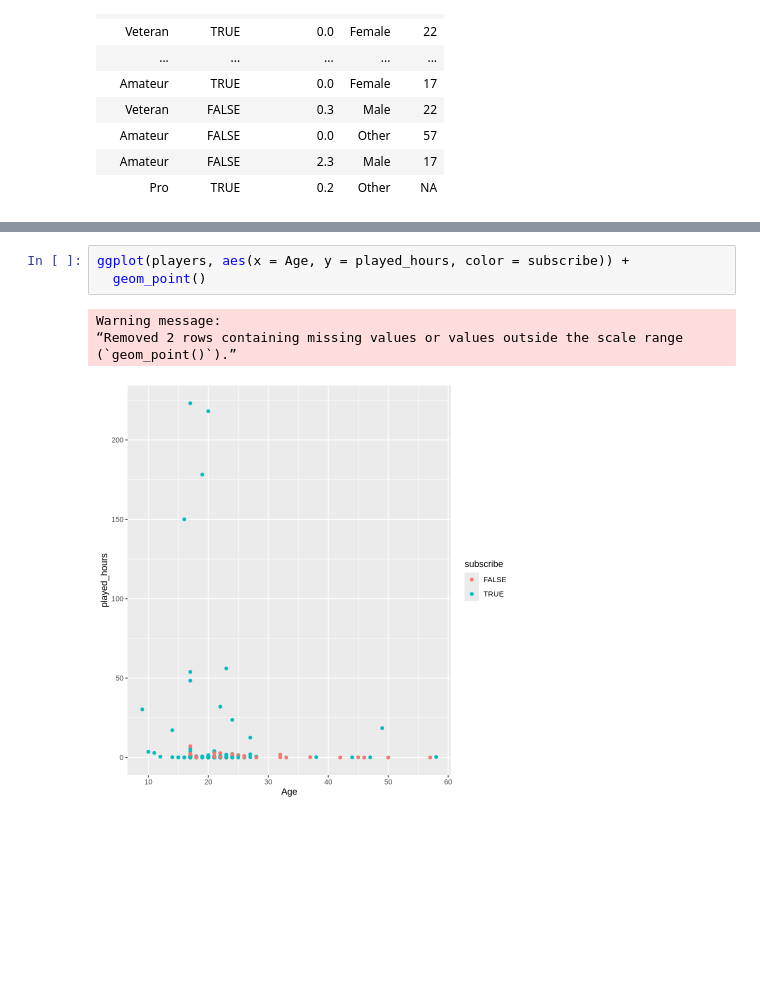
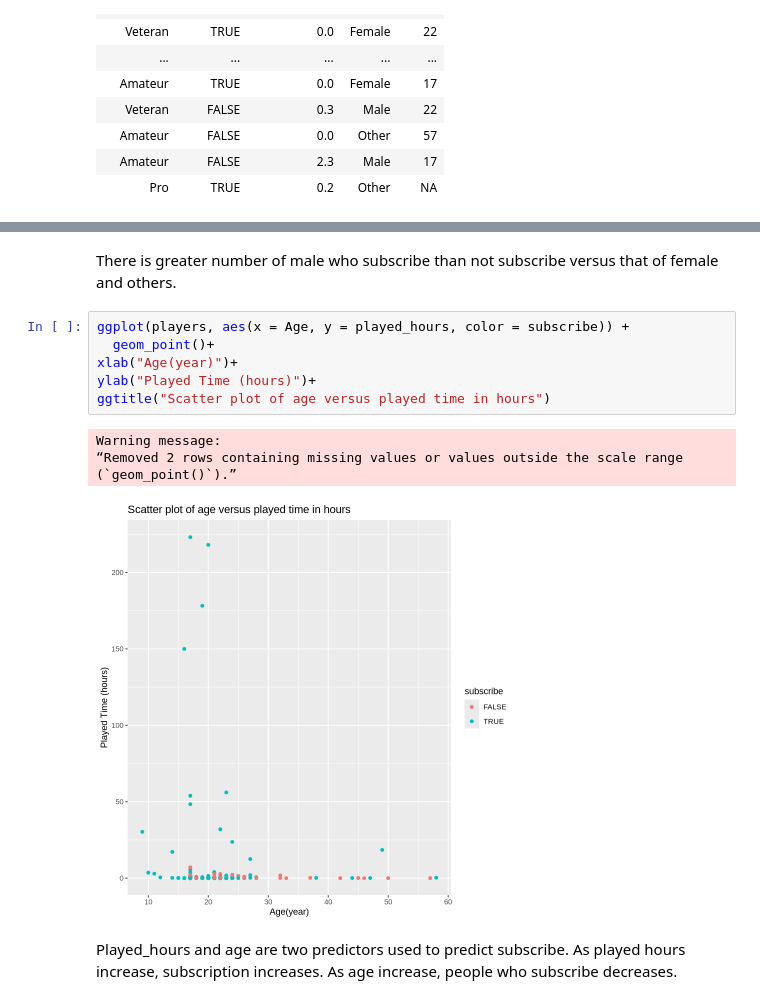
Before and after one commit to SusieFeng316/minecraft_project, a Jupyter notebook: Individual_plan_Susie.ipynb, the cells around one changed output, grey strips where cells are left out. Cells and saved outputs as stored; diff of their text form; blank space fills up the shorter version.

Commit message:
Edited part 2 and 3
Make refinements on graphs and added description of graphs

```diff
--- a/Individual_plan_Susie.ipynb
+++ b/Individual_plan_Susie.ipynb
@@ -161,8 +174,15 @@ Warning message:
+# %% [markdown]
+There is greater number of male who subscribe than not subscribe versus that of female and others.
 # %%
 ggplot(players, aes(x = Age, y = played_hours, color = subscribe)) +
-  geom_point()
+  geom_point()+
+xlab("Age(year)")+
+ylab("Played Time (hours)")+
+ggtitle("Scatter plot of age versus played time in hours")
 # %% [output]
 Warning message:
 “Removed 2 rows containing missing values or values outside the scale range
 (`geom_point()`).”
-[figure, old version]
+[figure, new version]
+# %% [markdown]
+Played_hours and age are two predictors used to predict subscribe. As played hours increase, subscription increases. As age increase, people who subscribe decreases.
```
Also changed, not shown: parts of 6 cells of this notebook.
